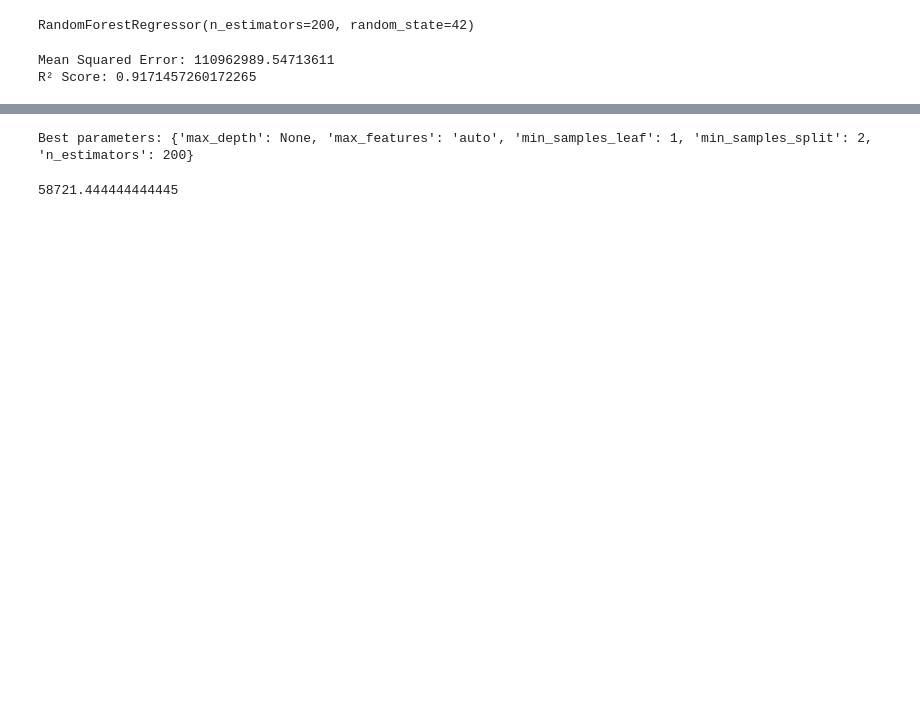
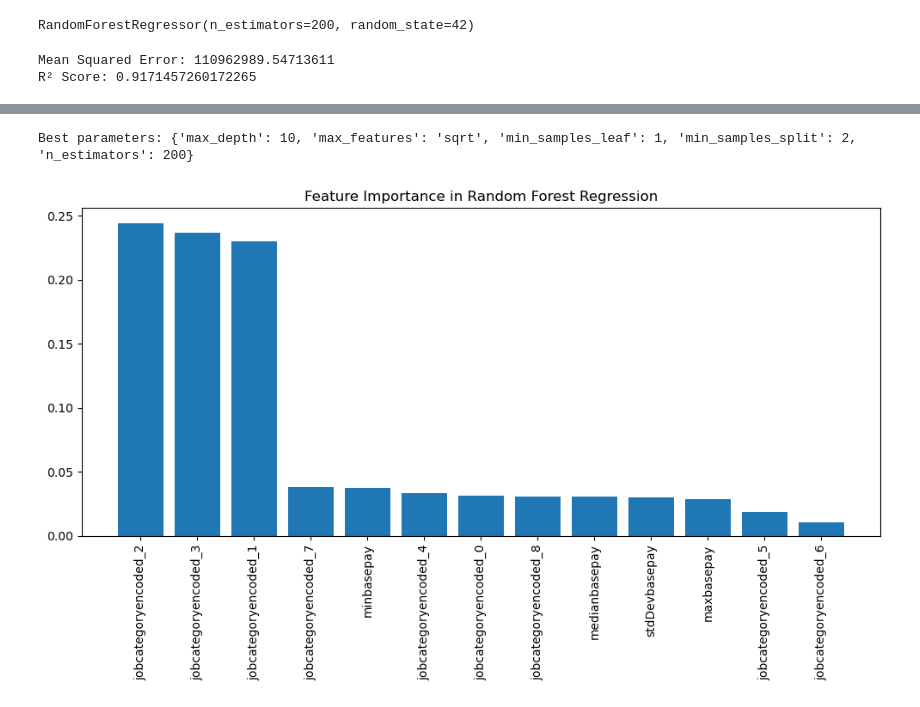
Before and after one commit to adrapiza/Project4-Group3, a Jupyter notebook: Prediction SF Salaries.ipynb, the cells around one changed output, grey strips where cells are left out. Drawn from its saved outputs; the diff is of its cells as text; code cells hidden in the pictures; blank space fills up the shorter version.

```diff
--- a/Prediction SF Salaries.ipynb
+++ b/Prediction SF Salaries.ipynb
@@ -906,22 +976,39 @@ R² Score: 0.9171457260172265
 # %%
+#Optimal Hyperparameters for Random Forest Regressor
 from sklearn.model_selection import GridSearchCV
 
 param_grid = {
     'n_estimators': [100, 200],
-    'max_features': ['auto', 'sqrt'],
+    'max_features': ['sqrt', 'log2'],
     'max_depth': [None, 10, 20],
     'min_samples_split': [2, 5],
     'min_samples_leaf': [1, 2],
 }
 
 grid_search = GridSearchCV(estimator=Model, param_grid=param_grid, cv=3, scoring='neg_mean_squared_error')
-grid_search.fit(x_train, Y_train)
+grid_search.fit(X_train, Y_train)
 
 print(f'Best parameters: {grid_search.best_params_}')
 # %% [output]
-Best parameters: {'max_depth': None, 'max_features': 'auto', 'min_samples_leaf': 1, 'min_samples_split': 2, 'n_estimators': 200}
+Best parameters: {'max_depth': 10, 'max_features': 'sqrt', 'min_samples_leaf': 1, 'min_samples_split': 2, 'n_estimators': 200}
-# %%
-baseline_forest = Y.mean()
-baseline_forest
-# %% [output]
-58721.444444444445
+# %%
+import matplotlib.pyplot as plt
+import numpy as np
+
+# Assuming 'rf_model' is your trained Random Forest model
+importances = rf_model.feature_importances_  # Extract feature importance
+indices = np.argsort(importances)[::-1]  # Sort feature importance in descending order
+
+# Replace with your actual list of feature names
+feature_names = ['jobcategoryencoded_0', 'jobcategoryencoded_1', 'jobcategoryencoded_2', 'jobcategoryencoded_3','jobcategoryencoded_4','jobcategoryencoded_5','jobcategoryencoded_6','jobcategoryencoded_7','jobcategoryencoded_8',
+                 'minbasepay', 'maxbasepay', 'stdDevbasepay', 'medianbasepay']
+
+# Plotting feature importances
+plt.figure(figsize=(10, 6))
+plt.title("Feature Importance in Random Forest Regression")
+plt.bar(range(len(importances)), importances[indices], align="center")
+plt.xticks(range(len(importances)), [feature_names[i] for i in indices], rotation=90)
+plt.tight_layout()
+plt.show()
+# %% [output]
+[figure, added]
```
Also changed, not shown: parts of 19 cells of this notebook.
